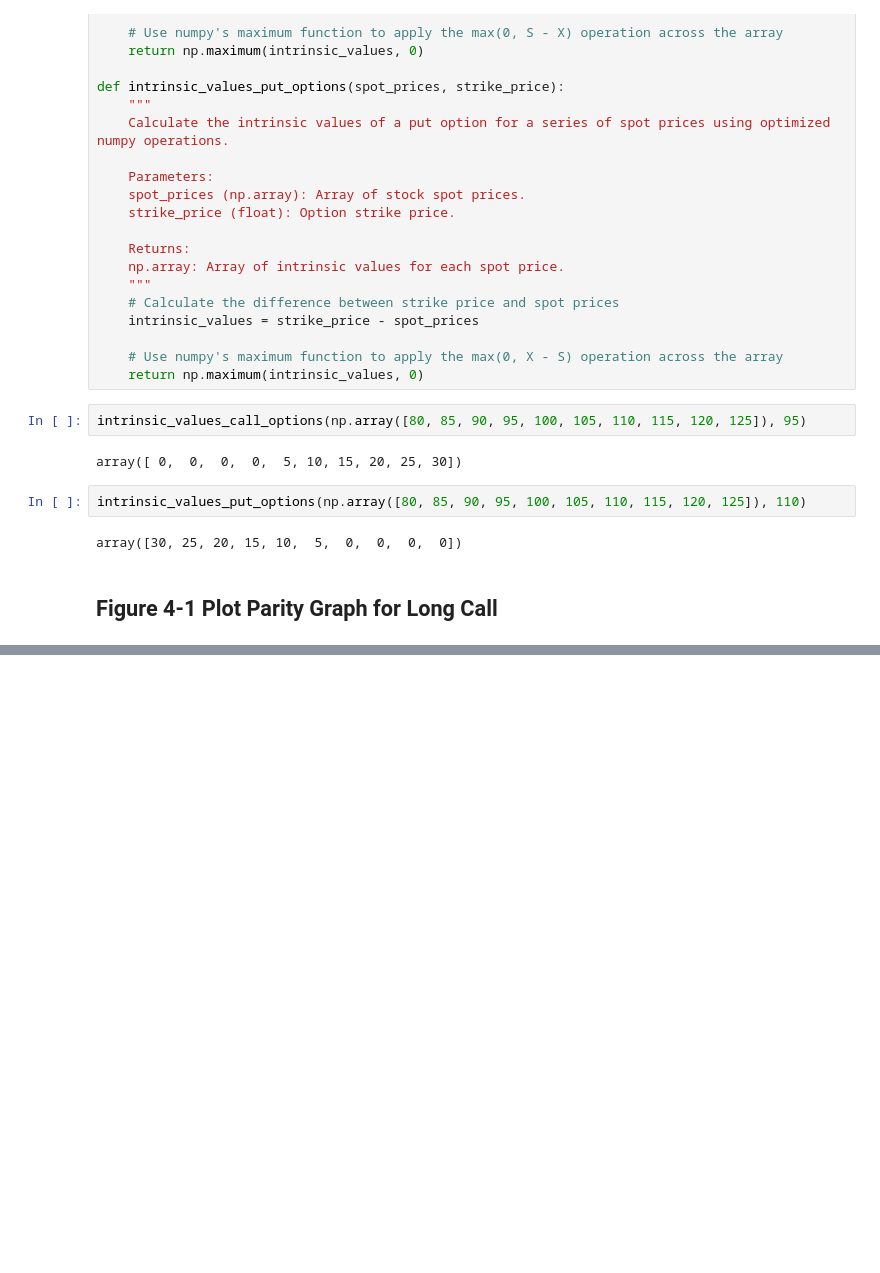
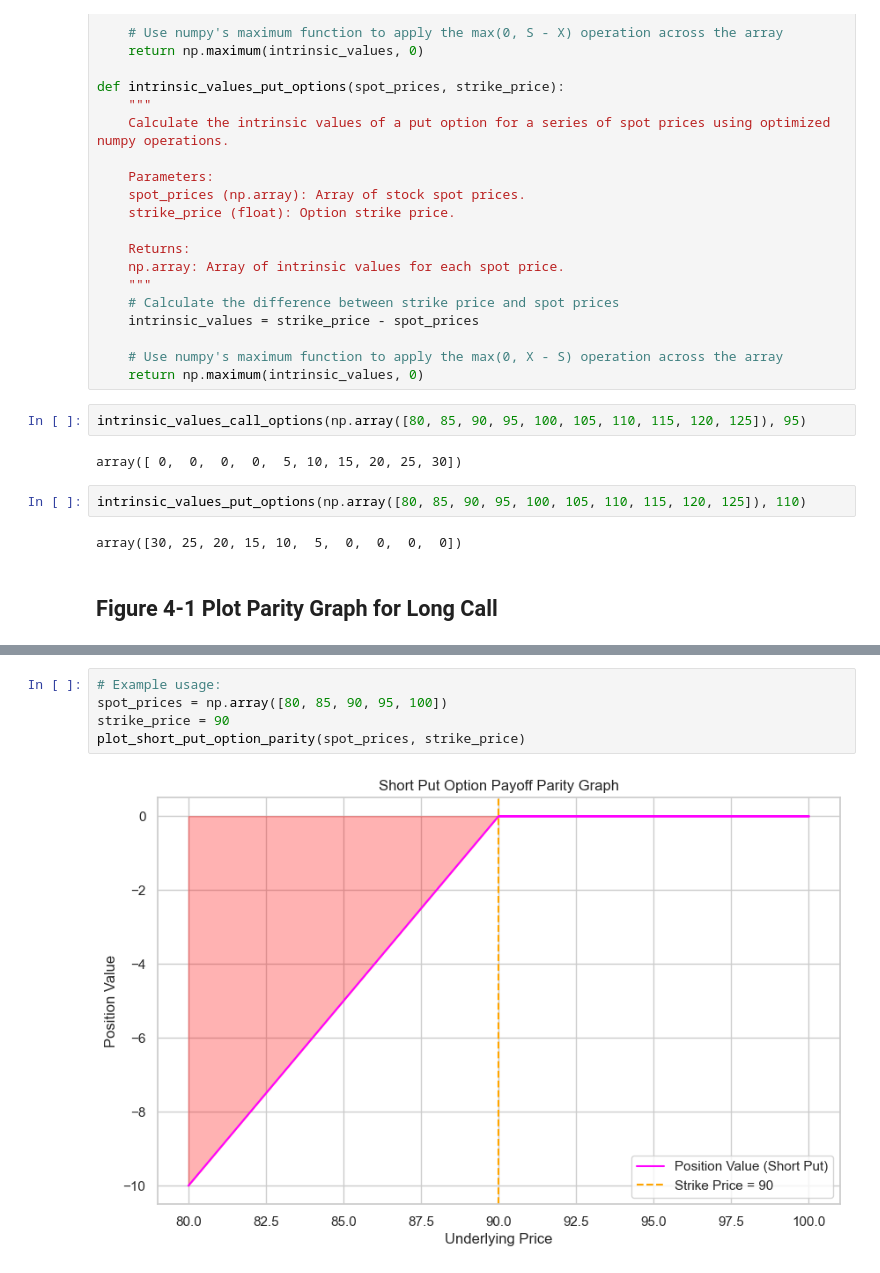
Before and after one commit to skstavroglou/option-volatility-and-pricing, a Jupyter notebook: options-learning-lab.ipynb, the cells around one changed output, grey strips where cells are left out. Drawn from its saved outputs; the diff is of its cells as text; blank space fills up the shorter version.

```diff
--- a/options-learning-lab.ipynb
+++ b/options-learning-lab.ipynb
@@ -198,0 +342,7 @@ plot_call_option_parity(spot_prices, strike_price)
+# %%
+# Example usage:
+spot_prices = np.array([80, 85, 90, 95, 100])
+strike_price = 90
+plot_short_put_option_parity(spot_prices, strike_price)
+# %% [output]
+[figure, added]
```
Also changed, not shown: parts of 10 cells of this notebook.
